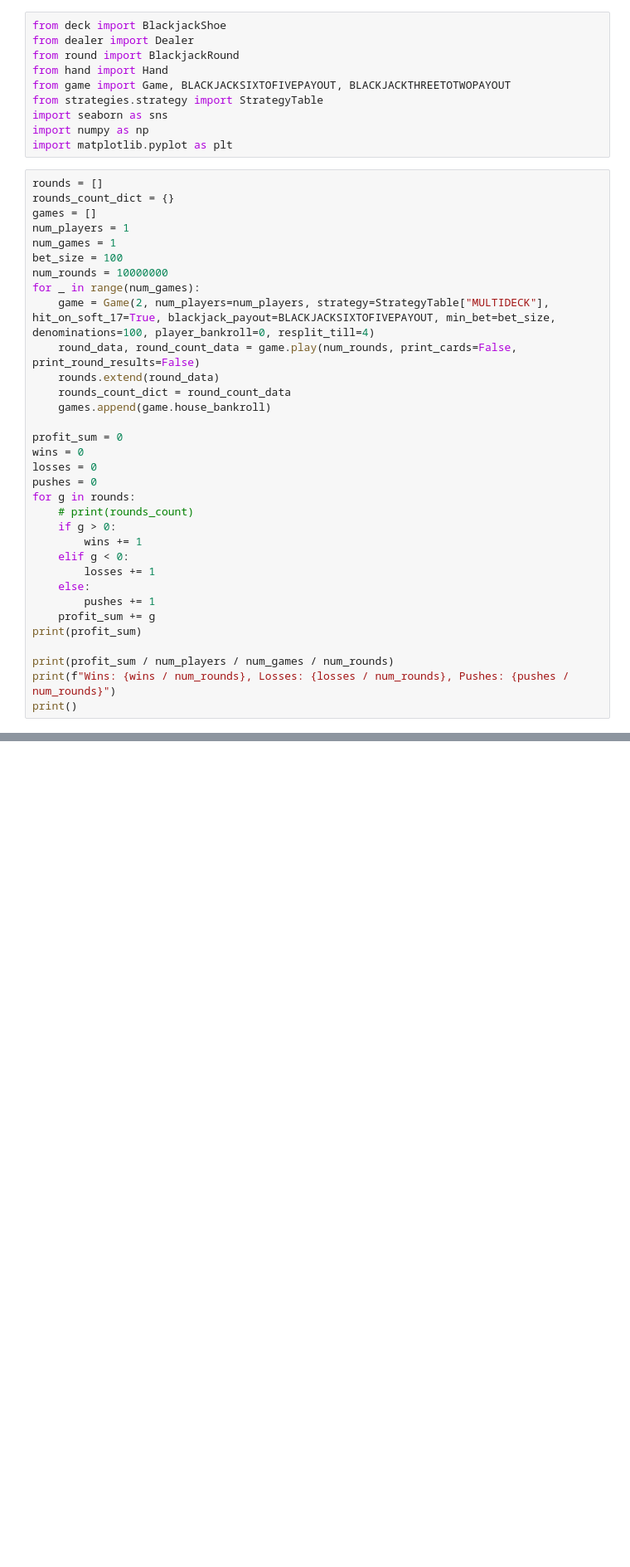
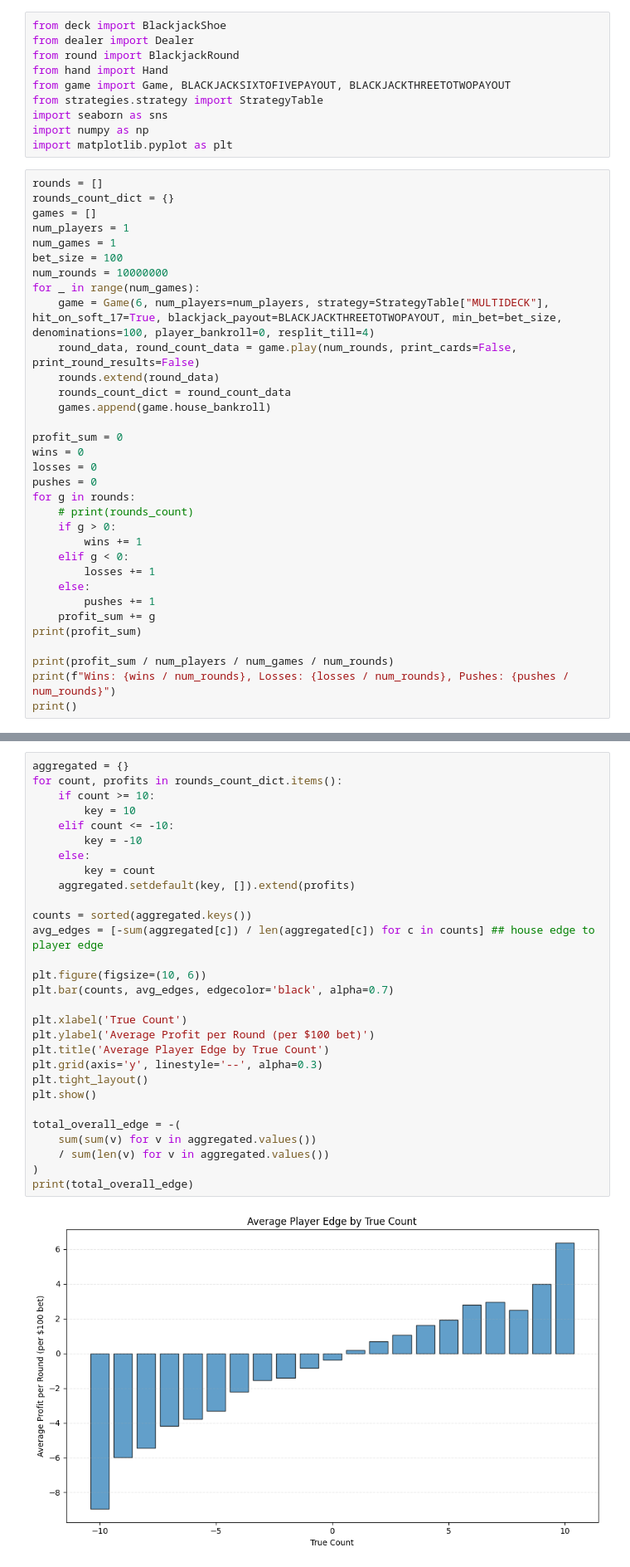
Before and after one commit to rlzhang1310/Blackjack_Simulator, a Jupyter notebook: plots.ipynb, the cells around one changed output, grey strips where cells are left out. Shown: that part at 83% size. Drawn from its saved outputs; the diff is of its cells as text; blank space fills up the shorter version.

```diff
--- a/plots.ipynb
+++ b/plots.ipynb
@@ -17,7 +17,7 @@ num_games = 1
 bet_size = 100
 num_rounds = 10000000
 for _ in range(num_games):
-    game = Game(2, num_players=num_players, strategy=StrategyTable["MULTIDECK"], hit_on_soft_17=True, blackjack_payout=BLACKJACKSIXTOFIVEPAYOUT, min_bet=bet_size, denominations=100, player_bankroll=0, resplit_till=4)
+    game = Game(6, num_players=num_players, strategy=StrategyTable["MULTIDECK"], hit_on_soft_17=True, blackjack_payout=BLACKJACKTHREETOTWOPAYOUT, min_bet=bet_size, denominations=100, player_bankroll=0, resplit_till=4)
     round_data, round_count_data = game.play(num_rounds, print_cards=False, print_round_results=False)
     rounds.extend(round_data)
     rounds_count_dict = round_count_data
@@ -54,0 +84,31 @@ for count, edge in sorted(rounds_count_edge_dict.items()):
+# %%
+aggregated = {}
+for count, profits in rounds_count_dict.items():
+    if count >= 10:
+        key = 10
+    elif count <= -10:
+        key = -10
+    else:
+        key = count
+    aggregated.setdefault(key, []).extend(profits)
+
+counts = sorted(aggregated.keys())
+avg_edges = [-sum(aggregated[c]) / len(aggregated[c]) for c in counts] ## house edge to player edge
+
+plt.figure(figsize=(10, 6))
+plt.bar(counts, avg_edges, edgecolor='black', alpha=0.7)
+
+plt.xlabel('True Count')
+plt.ylabel('Average Profit per Round (per $100 bet)')
+plt.title('Average Player Edge by True Count')
+plt.grid(axis='y', linestyle='--', alpha=0.3)
+plt.tight_layout()
+plt.show()
+
+total_overall_edge = -(
+    sum(sum(v) for v in aggregated.values())
+    / sum(len(v) for v in aggregated.values())
+)
+print(total_overall_edge)
+# %% [output]
+[figure, added]
```
Also changed, not shown: parts of 7 cells of this notebook, 2 other files.
